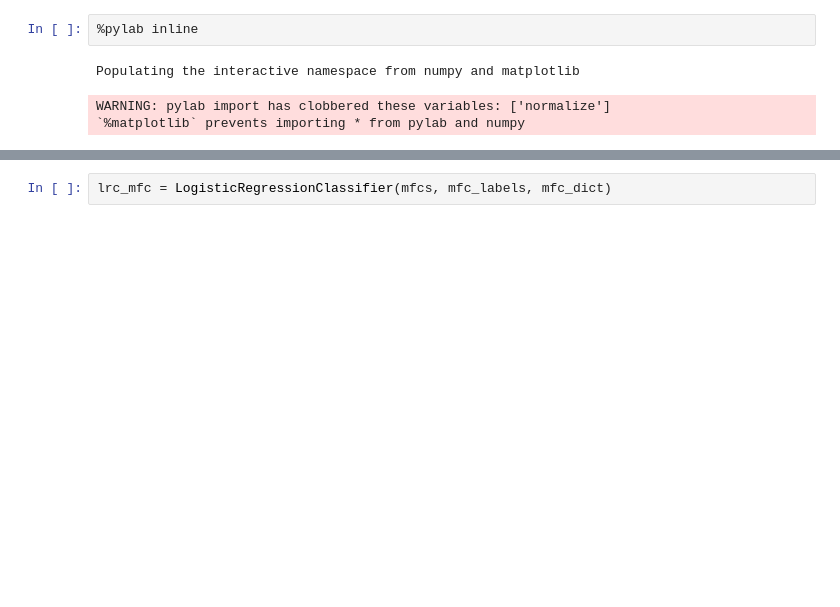
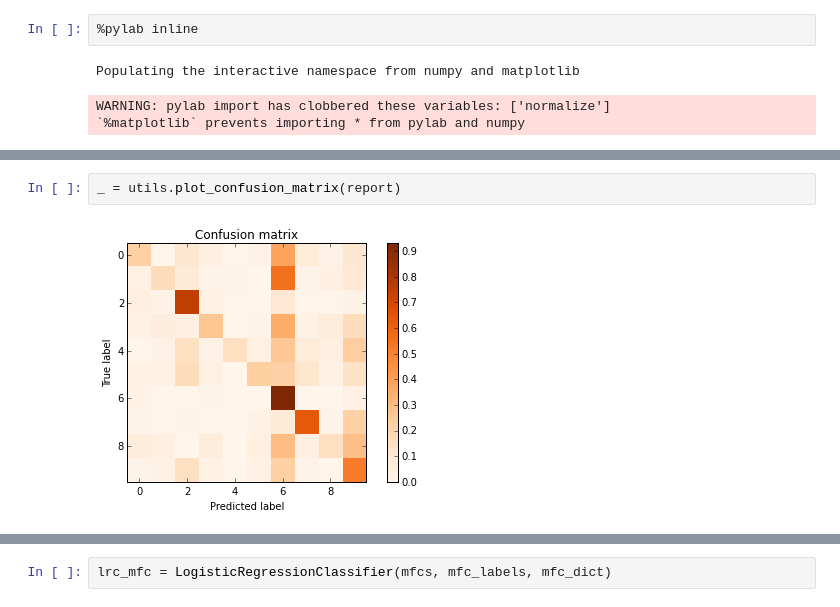
Before and after one commit to binaryaaron/music_genre_classifier, a Jupyter notebook: src/scratch.ipynb, the cells around one changed output, grey strips where cells are left out. Drawn from its saved outputs; the diff is of its cells as text; blank space fills up the shorter version.

```diff
--- a/src/scratch.ipynb
+++ b/src/scratch.ipynb
@@ -92,0 +54,4 @@ array([ 11.65566268,   0.5422652 ,   0.82455446,  -0.01274703,
+# %%
+_ = utils.plot_confusion_matrix(report)
+# %% [output]
+[figure, added]
```
Also changed, not shown: parts of 27 cells of this notebook, 4 other files.
